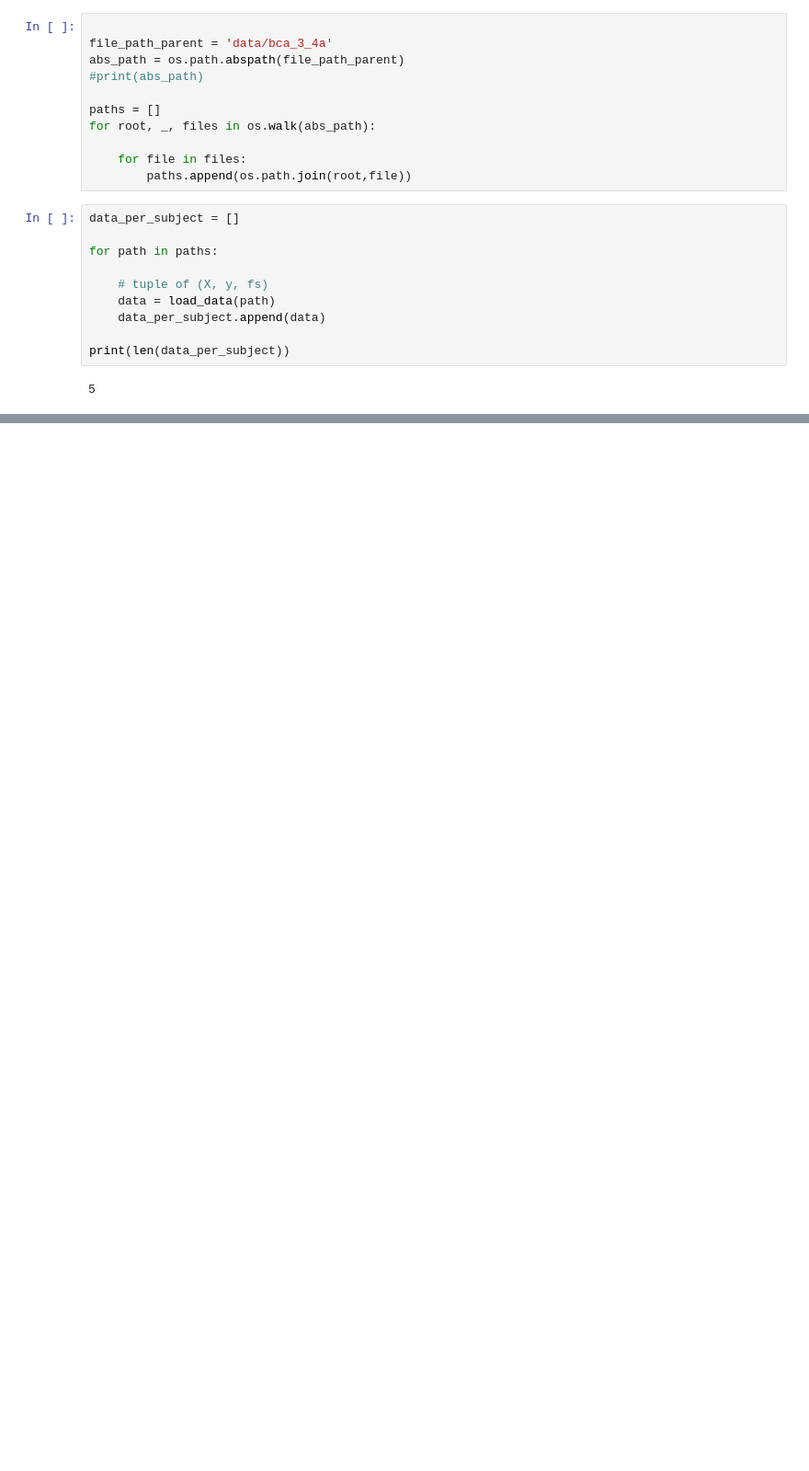
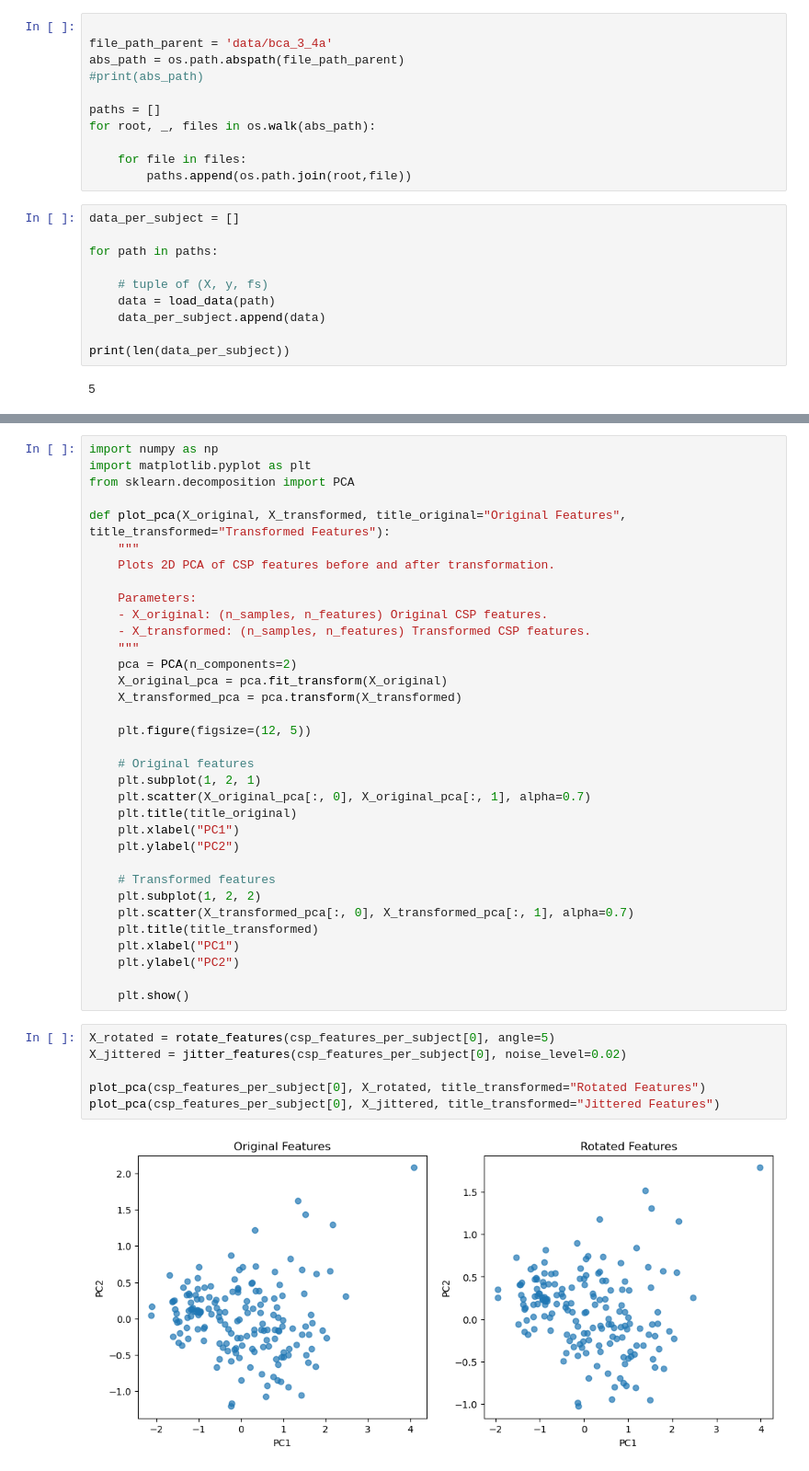
Before and after one commit to JaigonRyu/EEG_RL_Feature_Transforms, a Jupyter notebook: preprocess_test_mult.ipynb, the cells around one changed output, grey strips where cells are left out. Shown at 92% size. Drawn from its saved outputs; the diff is of its cells as text; blank space fills up the shorter version.

```diff
--- a/preprocess_test_mult.ipynb
+++ b/preprocess_test_mult.ipynb
@@ -152,0 +252,42 @@ y_df = pd.DataFrame(y_train)
+# %%
+import numpy as np
+import matplotlib.pyplot as plt
+from sklearn.decomposition import PCA
+
+def plot_pca(X_original, X_transformed, title_original="Original Features", title_transformed="Transformed Features"):
+    """
+    Plots 2D PCA of CSP features before and after transformation.
+
+    Parameters:
+    - X_original: (n_samples, n_features) Original CSP features.
+    - X_transformed: (n_samples, n_features) Transformed CSP features.
+    """
+    pca = PCA(n_components=2)
+    X_original_pca = pca.fit_transform(X_original)
+    X_transformed_pca = pca.transform(X_transformed)
+
+    plt.figure(figsize=(12, 5))
+
+    # Original features
+    plt.subplot(1, 2, 1)
+    plt.scatter(X_original_pca[:, 0], X_original_pca[:, 1], alpha=0.7)
+    plt.title(title_original)
+    plt.xlabel("PC1")
+    plt.ylabel("PC2")
+
+    # Transformed features
+    plt.subplot(1, 2, 2)
+    plt.scatter(X_transformed_pca[:, 0], X_transformed_pca[:, 1], alpha=0.7)
+    plt.title(title_transformed)
+    plt.xlabel("PC1")
+    plt.ylabel("PC2")
+
+    plt.show()
+# %%
+X_rotated = rotate_features(csp_features_per_subject[0], angle=5)
+X_jittered = jitter_features(csp_features_per_subject[0], noise_level=0.02)
+
+plot_pca(csp_features_per_subject[0], X_rotated, title_transformed="Rotated Features")
+plot_pca(csp_features_per_subject[0], X_jittered, title_transformed="Jittered Features")
+# %% [output]
+[figure, added]
```
Also changed, not shown: parts of 27 cells of this notebook.
